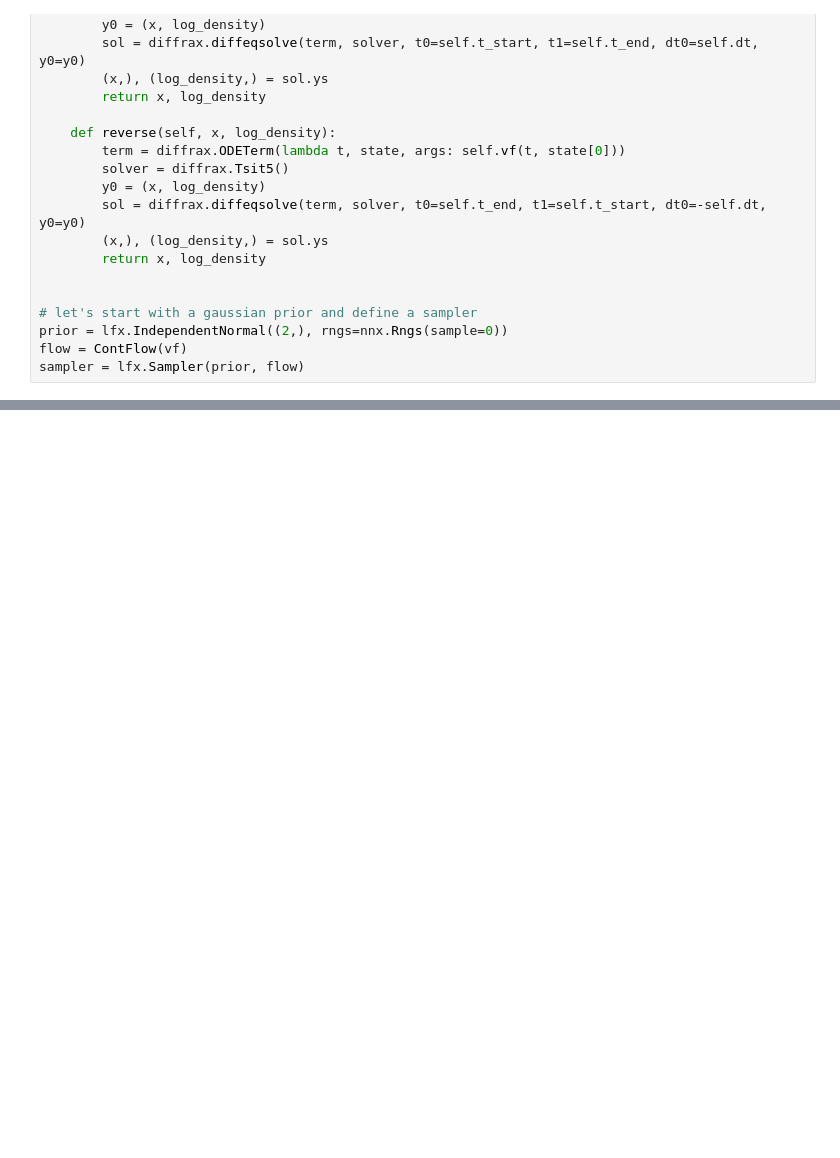
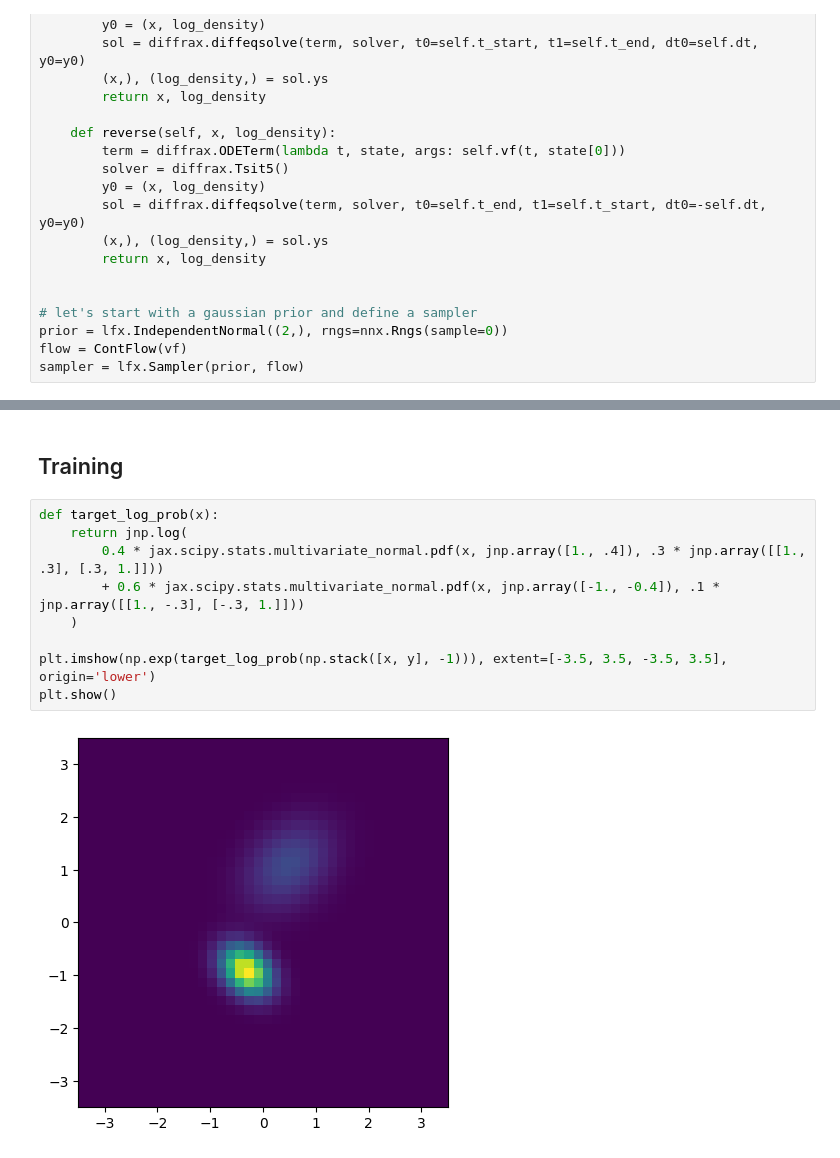
Before and after one commit to mathisgerdes/bijx, a Jupyter notebook: tutorial.ipynb, the cells around one changed output, grey strips where cells are left out. Saved outputs shown, nothing was run; the diff lists cells and outputs as text; blank space fills up the shorter version.

```diff
--- a/tutorial.ipynb
+++ b/tutorial.ipynb
@@ -211,0 +234,13 @@ sampler = nnx.merge(graph, params, rest)
+# %% [markdown]
+## Training
+# %%
+def target_log_prob(x):
+    return jnp.log(
+        0.4 * jax.scipy.stats.multivariate_normal.pdf(x, jnp.array([1., .4]), .3 * jnp.array([[1., .3], [.3, 1.]]))
+        + 0.6 * jax.scipy.stats.multivariate_normal.pdf(x, jnp.array([-1., -0.4]), .1 * jnp.array([[1., -.3], [-.3, 1.]]))
+    )
+
+plt.imshow(np.exp(target_log_prob(np.stack([x, y], -1))), extent=[-3.5, 3.5, -3.5, 3.5], origin='lower')
+plt.show()
+# %% [output]
+[figure, added]
```
Also changed, not shown: parts of 7 cells of this notebook, 2 other files.
